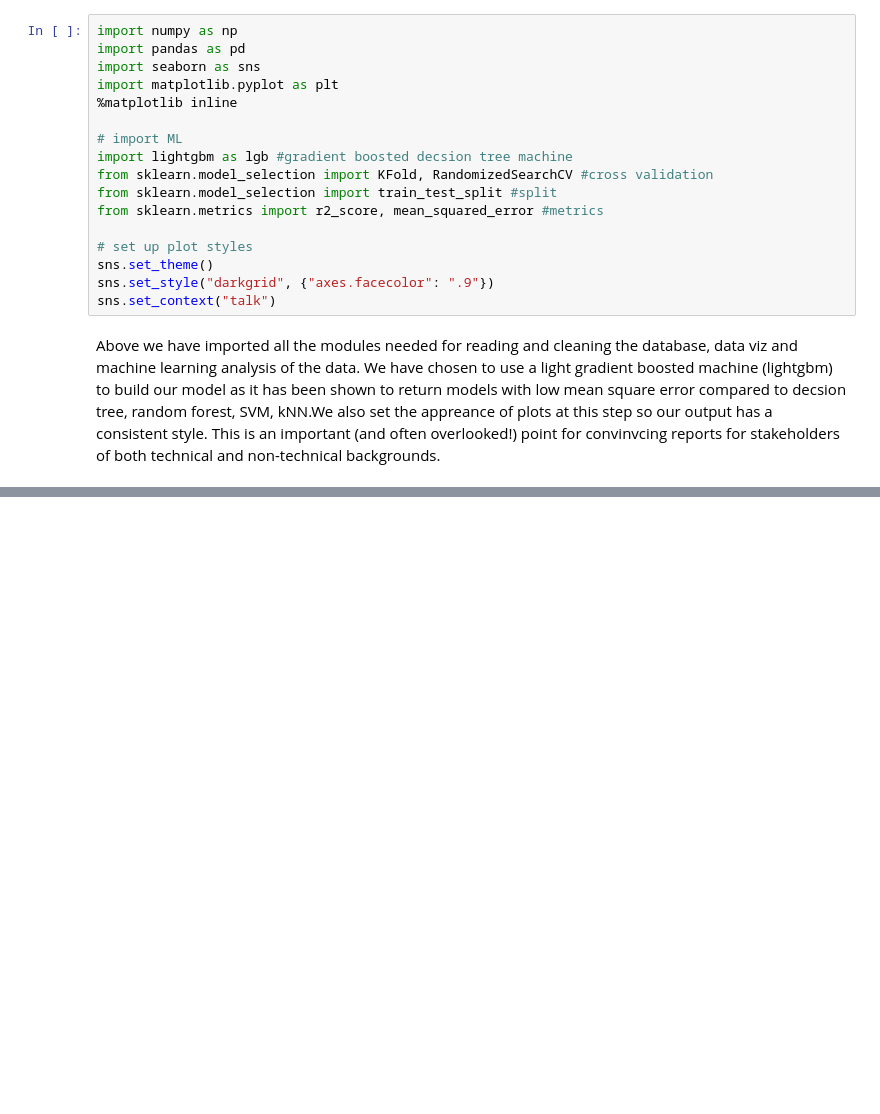
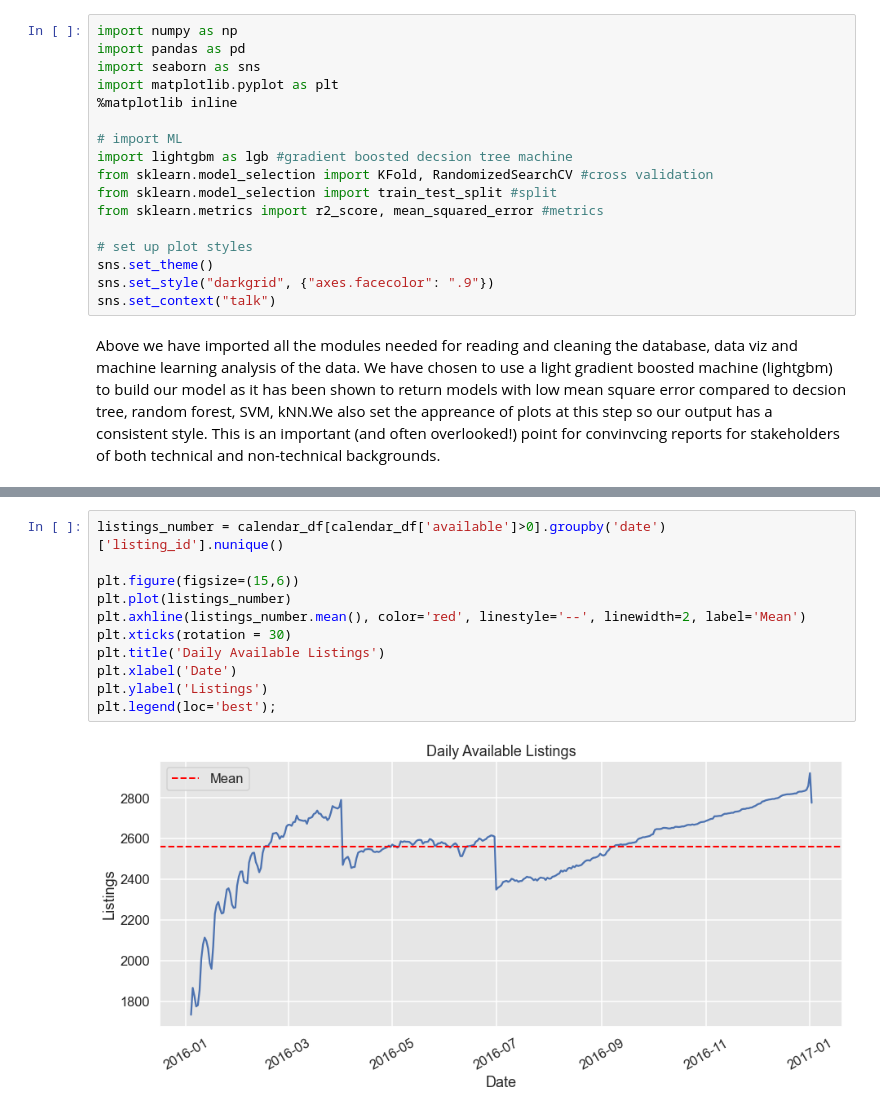
Before and after one commit to jcadusch/AirBnB_Seattle_Analysis, a Jupyter notebook: main_analysis.ipynb, the cells around one changed output, grey strips where cells are left out. Drawn from its saved outputs; the diff is of its cells as text; blank space fills up the shorter version.

```diff
--- a/main_analysis.ipynb
+++ b/main_analysis.ipynb
@@ -22,0 +125,13 @@ Above we have imported all the modules needed for reading and cleaning the datab
+# %%
+listings_number = calendar_df[calendar_df['available']>0].groupby('date')['listing_id'].nunique()
+
+plt.figure(figsize=(15,6))
+plt.plot(listings_number)
+plt.axhline(listings_number.mean(), color='red', linestyle='--', linewidth=2, label='Mean')
+plt.xticks(rotation = 30)
+plt.title('Daily Available Listings')
+plt.xlabel('Date')
+plt.ylabel('Listings')
+plt.legend(loc='best');
+# %% [output]
+[figure, added]
```
Also changed, not shown: parts of 14 cells of this notebook.
